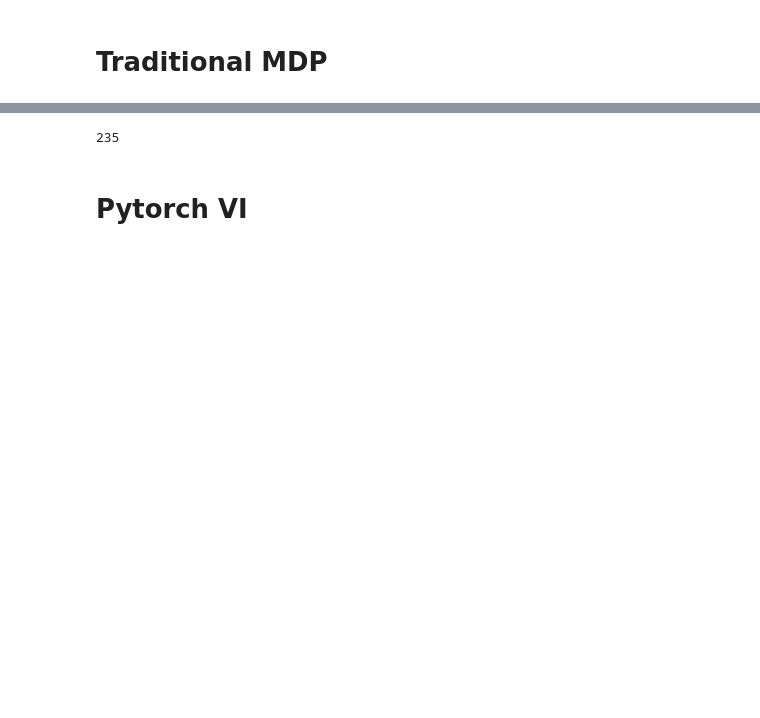
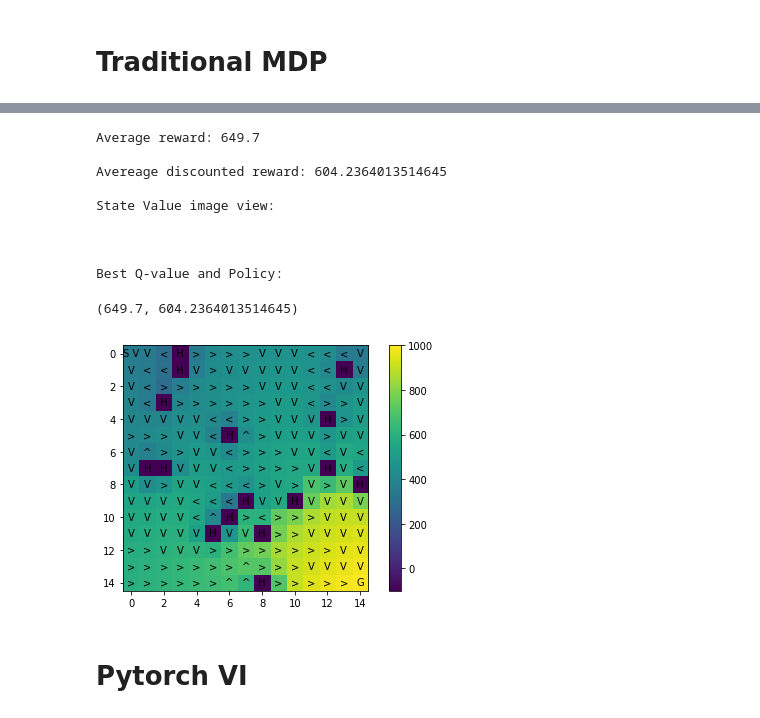
Before and after one commit to idigitopia/monodac, a Jupyter notebook: sanity_checks/FrozenLakeTest.ipynb, the cells around one changed output, grey strips where cells are left out. Cells and saved outputs as stored; diff of their text form; code cells hidden in the pictures; blank space fills up the shorter version.

```diff
--- a/sanity_checks/FrozenLakeTest.ipynb
+++ b/sanity_checks/FrozenLakeTest.ipynb
@@ -104,7 +102,15 @@ Average Reward 562.62
-# %%
-config.mdpBuildArgs.MAX_S_COUNT
-# %% [output]
-235
 # %%
-# save_and_print_results(val_vector, pi_vector, MAP=env.map_grid, env=env, beta=0.99,
-#                        name="cpu", results_dir=config.logArgs.results_dir)
+save_and_print_results(val_vector, pi_vector, MAP=env.map_grid, env=env, beta=0.99,
+                       name="cpu", results_dir=config.logArgs.results_dir)
+# %% [output]
+Average reward: 649.7
+
+Avereage discounted reward: 604.2364013514645
+
+State Value image view:
+
+
+
+Best Q-value and Policy:
+(649.7, 604.2364013514645)
+[figure, added]
```
Also changed, not shown: parts of 12 cells of this notebook, 4 other files.
